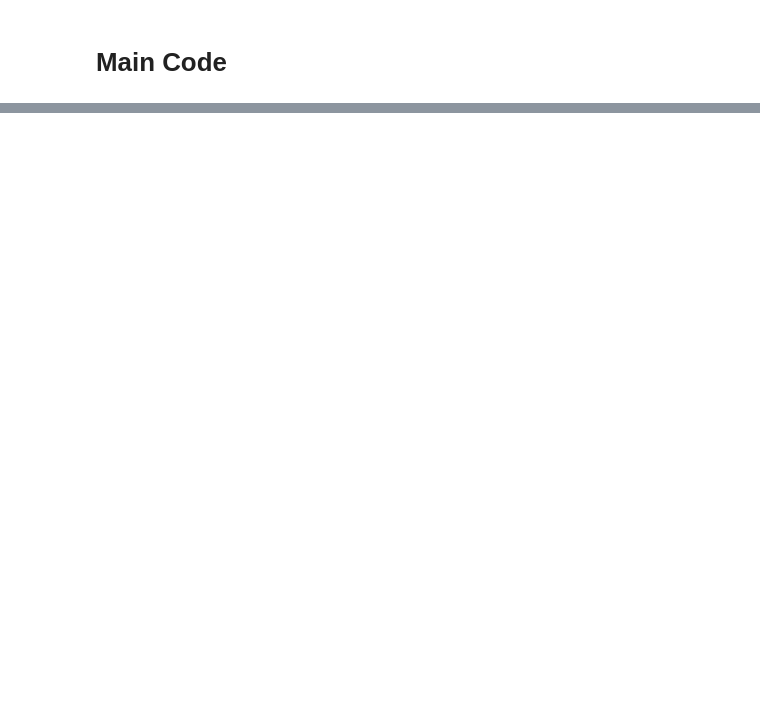
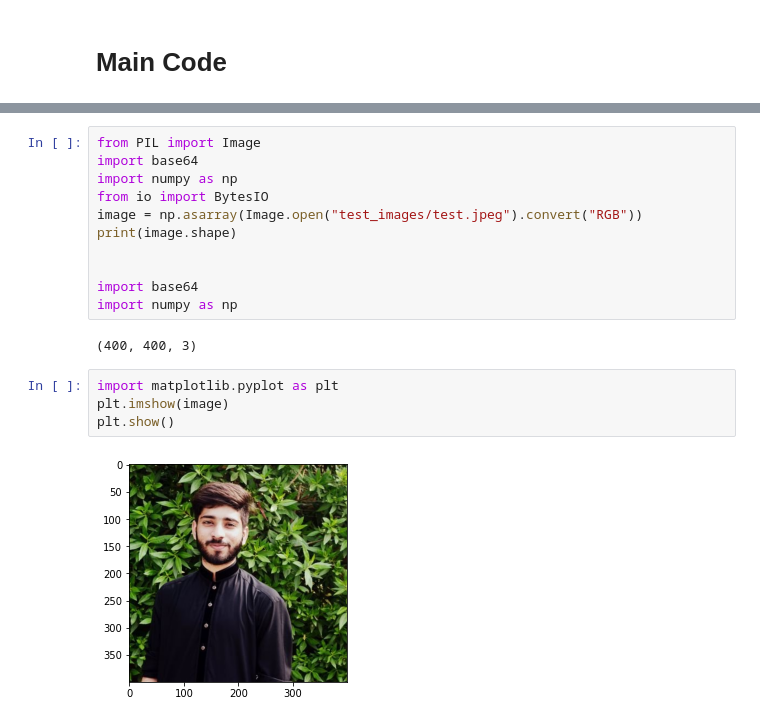
Before and after one commit to VisionOra/Skin-care, a Jupyter notebook: face_detection/Debug.ipynb, the cells around one changed output, grey strips where cells are left out. Drawn from its saved outputs; the diff is of its cells as text; blank space fills up the shorter version.

```diff
--- a/face_detection/Debug.ipynb
+++ b/face_detection/Debug.ipynb
@@ -114,3 +144,22 @@ Image returned
 'NoneType' object is not subscriptable
 1
 'NoneType' object is not subscriptable
+# %%
+from PIL import Image
+import base64
+import numpy as np
+from io import BytesIO
+image = np.asarray(Image.open("test_images/test.jpeg").convert("RGB"))
+print(image.shape)
+
+
+import base64
+import numpy as np
+# %% [output]
+(400, 400, 3)
+# %%
+import matplotlib.pyplot as plt
+plt.imshow(image)
+plt.show()
+# %% [output]
+[figure, added]
```
Also changed, not shown: parts of 5 cells of this notebook, 4 other files.
